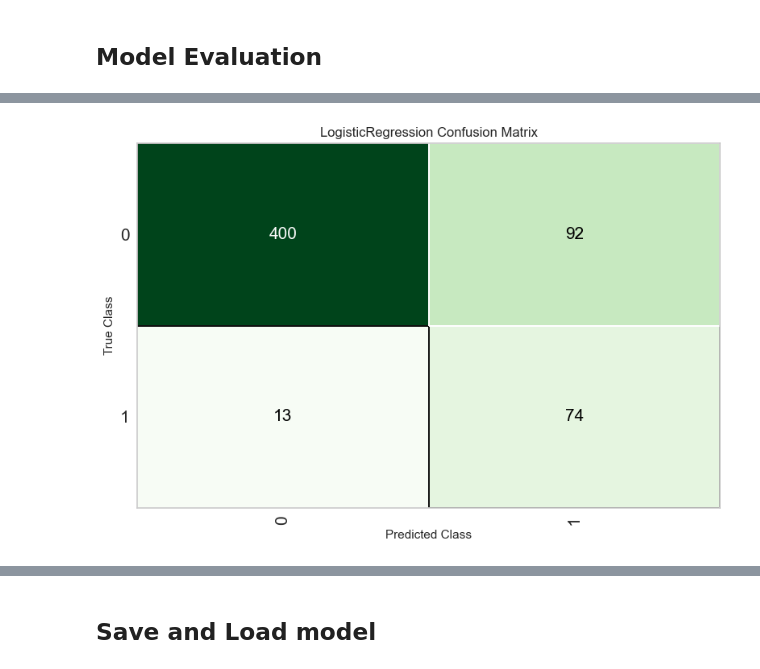
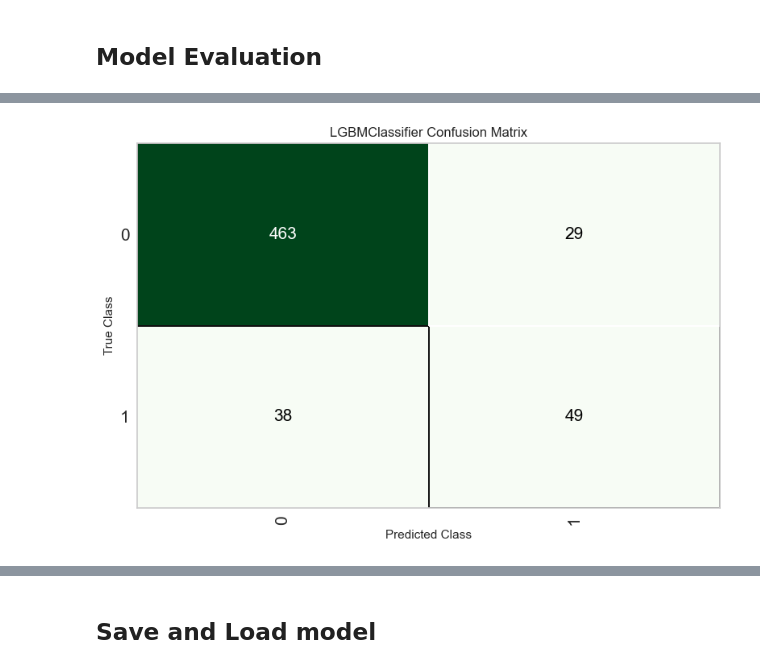
Before and after one commit to gpaschoalinoto/ml_classification_models, a Jupyter notebook: ifood-case-sales-prospecting/ifood_ml_case_pycaret_classification.ipynb, the cells around one changed output, grey strips where cells are left out. Cells and saved outputs as stored; diff of their text form; code cells hidden in the pictures.

```diff
--- a/ifood-case-sales-prospecting/ifood_ml_case_pycaret_classification.ipynb
+++ b/ifood-case-sales-prospecting/ifood_ml_case_pycaret_classification.ipynb
@@ -454,3 +458,5 @@ LogisticRegression(C=1.0, class_weight=None, dual=False, fit_intercept=True,
                    multi_class='auto', n_jobs=None, penalty='l2',
                    random_state=123, solver='lbfgs', tol=0.0001, verbose=0,
                    warm_start=False)
+# %%
+lgbm = create_model('lightgbm')
@@ -478,0 +482,2 @@ Fitting 10 folds for each of 10 candidates, totalling 100 fits
+# %%
+lgbm = tune_model(lgbm)
@@ -522,6 +553,6 @@ plot_model(lr, plot= 'auc')
 # %%
-plot_model(lr, plot= 'confusion_matrix')
+plot_model(lgbm, plot= 'confusion_matrix')
 # %% [output]
 [interactive output not drawn]
-[figure, old version]
+[figure, new version]
 # %%
```
Also changed, not shown: parts of 23 cells of this notebook, 2 other files.
